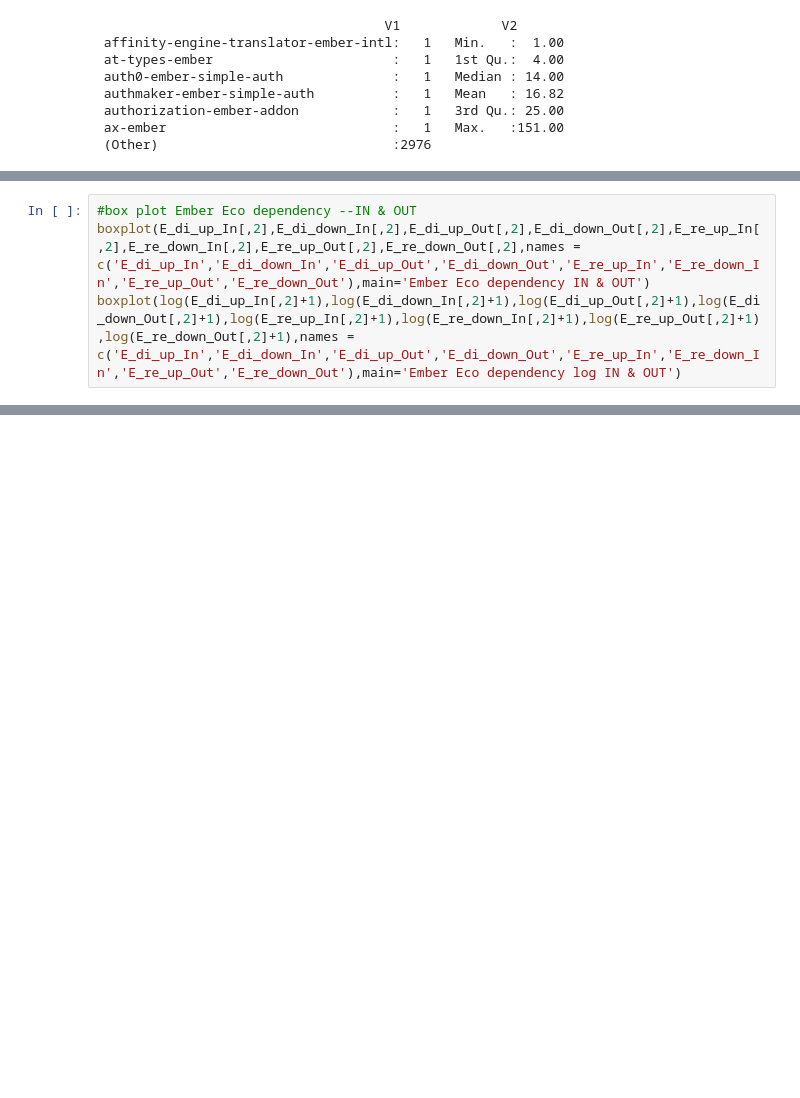
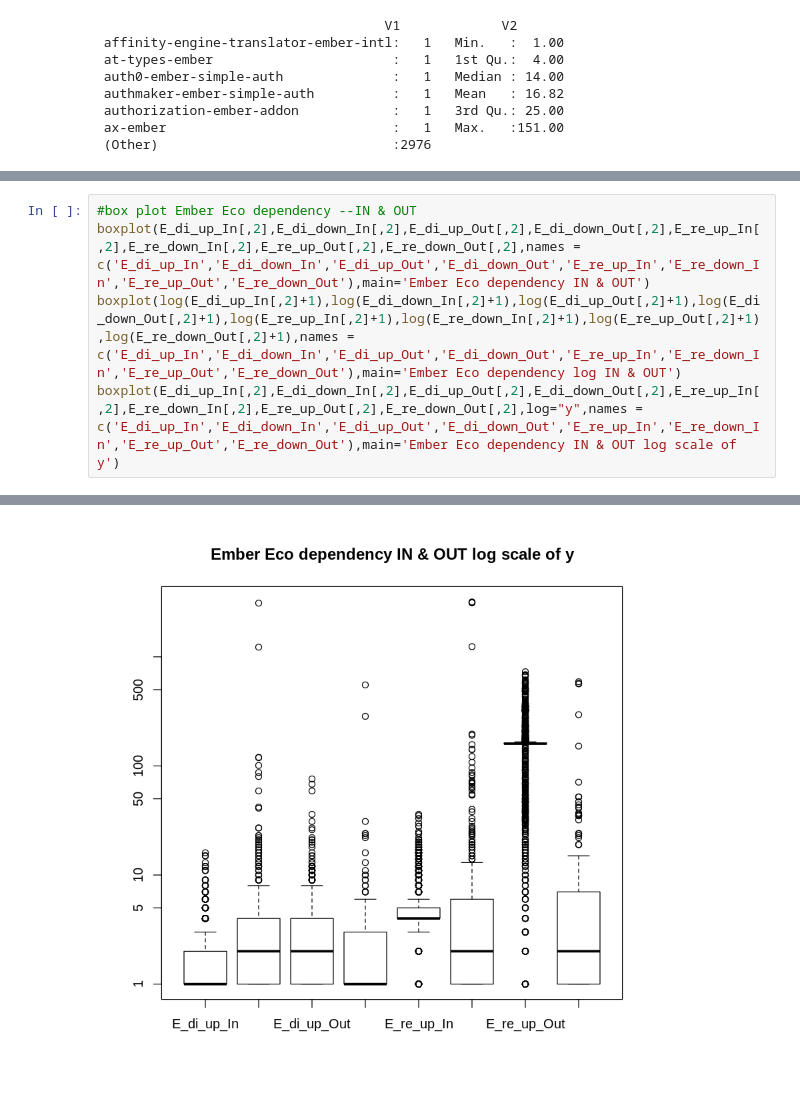
Before and after one commit to ssc-oscar/eco-network, a Jupyter notebook: Ember_Cran_Summary.ipynb, the cells around one changed output, grey strips where cells are left out. Drawn from its saved outputs; the diff is of its cells as text; blank space fills up the shorter version.

```diff
--- a/Ember_Cran_Summary.ipynb
+++ b/Ember_Cran_Summary.ipynb
@@ -237,10 +244,12 @@ boxplot(log(E_di_up[,2]+1),log(E_di_down[,2]+1),log(E_re_up[,2]+1),log(E_re_down
 # %%
 #box plot Ember Eco dependency --IN & OUT
 boxplot(E_di_up_In[,2],E_di_down_In[,2],E_di_up_Out[,2],E_di_down_Out[,2],E_re_up_In[,2],E_re_down_In[,2],E_re_up_Out[,2],E_re_down_Out[,2],names = c('E_di_up_In','E_di_down_In','E_di_up_Out','E_di_down_Out','E_re_up_In','E_re_down_In','E_re_up_Out','E_re_down_Out'),main='Ember Eco dependency IN & OUT')
 boxplot(log(E_di_up_In[,2]+1),log(E_di_down_In[,2]+1),log(E_di_up_Out[,2]+1),log(E_di_down_Out[,2]+1),log(E_re_up_In[,2]+1),log(E_re_down_In[,2]+1),log(E_re_up_Out[,2]+1),log(E_re_down_Out[,2]+1),names = c('E_di_up_In','E_di_down_In','E_di_up_Out','E_di_down_Out','E_re_up_In','E_re_down_In','E_re_up_Out','E_re_down_Out'),main='Ember Eco dependency log IN & OUT')
+boxplot(E_di_up_In[,2],E_di_down_In[,2],E_di_up_Out[,2],E_di_down_Out[,2],E_re_up_In[,2],E_re_down_In[,2],E_re_up_Out[,2],E_re_down_Out[,2],log="y",names = c('E_di_up_In','E_di_down_In','E_di_up_Out','E_di_down_Out','E_re_up_In','E_re_down_In','E_re_up_Out','E_re_down_Out'),main='Ember Eco dependency IN & OUT log scale of y')
 # %% [output]
 [figure]
 [figure]
+[figure, added]
 # %%
 #box plot Ember Eco authorship network
 boxplot(E_au_net[,2],E_ma_net[,2],names = c('E_au_net','E_ma_net'),main='Ember Eco authorship network')
```
Also changed, not shown: parts of 4 cells of this notebook, 1 other file.
